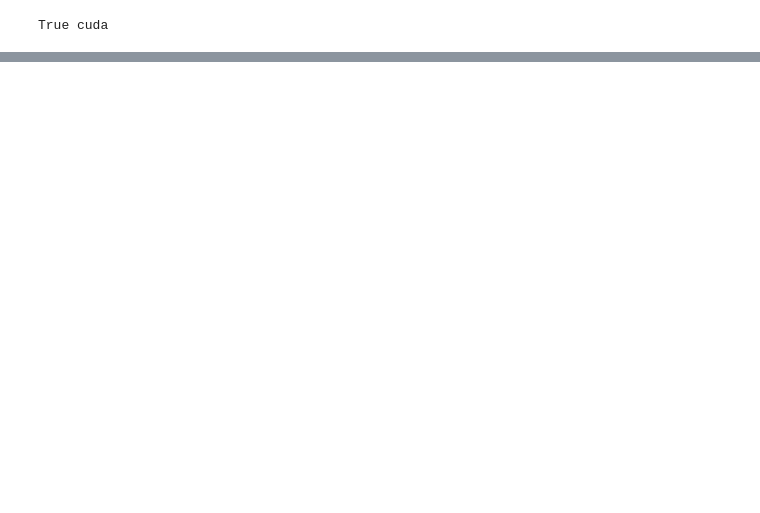
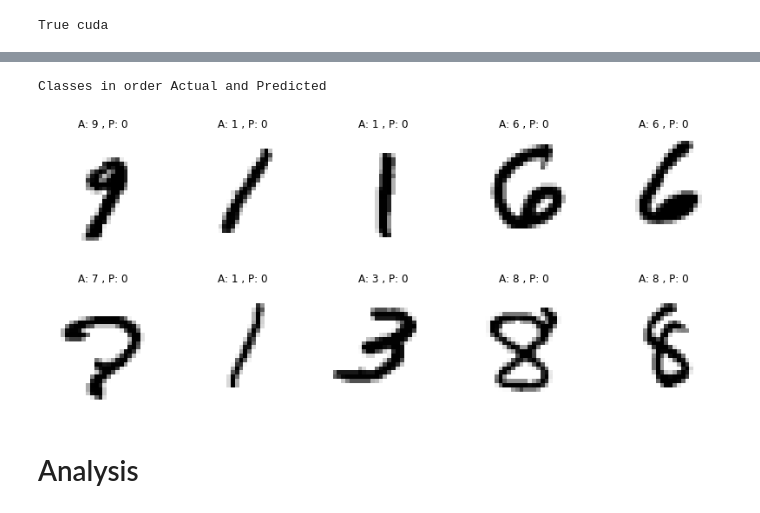
Before and after one commit to eva7wandb/Eva7_Weights_Heist, a Jupyter notebook: S6/run_experiments.ipynb, the cells around one changed output, grey strips where cells are left out. Drawn from its saved outputs; the diff is of its cells as text; code cells hidden in the pictures; blank space fills up the shorter version.

```diff
--- a/S6/run_experiments.ipynb
+++ b/S6/run_experiments.ipynb
@@ -134,0 +338,29 @@ Classes in order Actual and Predicted
+# %%
+exp_name = 'Batch norm and L1'
+model = Net(
+    batch_norm=True,
+    layer_norm=False,
+    group_norm=False,
+).to(device)
+summary(model, input_size=(1, 28, 28))
+
+optimizer = optim.SGD(model.parameters(), lr=0.1, momentum=0.9)
+scheduler = StepLR(optimizer, step_size=8, gamma=0.01)
+
+EPOCHS = 20
+for epoch in range(EPOCHS):
+    print("EPOCH:", epoch)
+    train_batch_loss, train_batch_acc = train_model(
+        model, device, train_dataloader, optimizer, epoch, L1=True,
+    )
+    test_loss, test_acc = test_model(model, device, test_dataloader)
+    scheduler.step()
+
+    logs.append({
+        'epoch': epoch,
+        'train_losses': np.mean(train_batch_loss),
+        'test_losses': test_loss,
+        'train_acc': np.mean(train_batch_acc),
+        'test_acc': test_acc,
+        'exp': exp_name,
+    })
@@ -134,0 +419,8 @@ Classes in order Actual and Predicted
+# %%
+(
+    true_wrong, incorrect_examples, pred_wrong
+ ) = get_incorrect_preds(model, test_dataloader)
+plot_incorrect_preds(true_wrong, incorrect_examples, pred_wrong)
+# %% [output]
+Classes in order Actual and Predicted
+[figure, added]
@@ -134,0 +429,2 @@ Classes in order Actual and Predicted
+# %% [markdown]
+# Analysis
```
Also changed, not shown: parts of 28 cells of this notebook.
